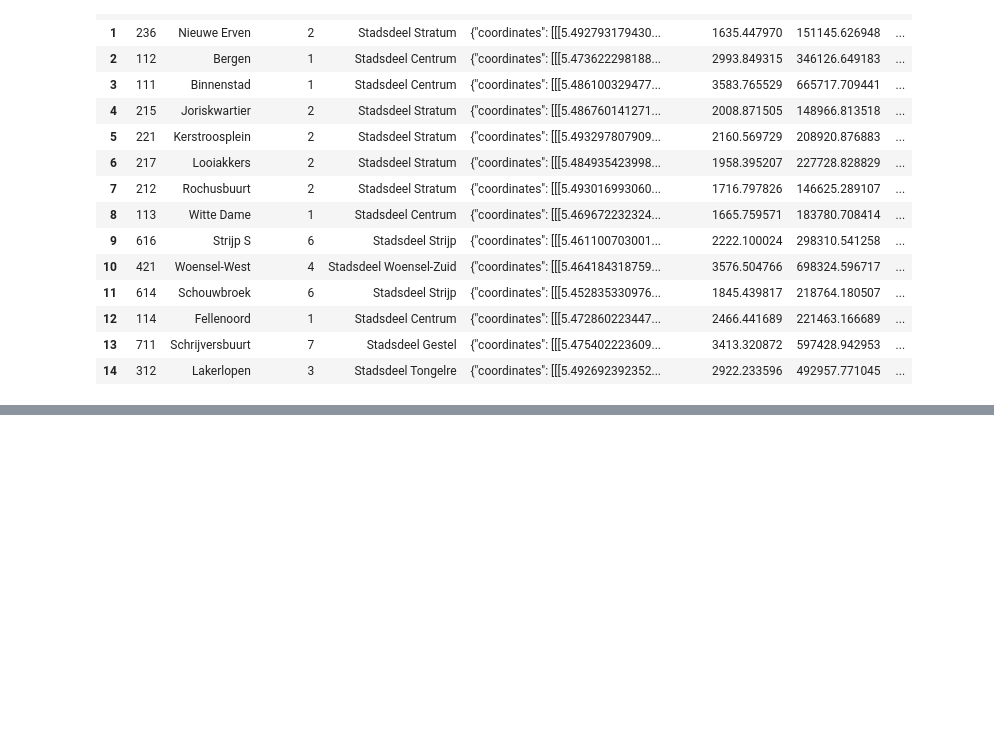
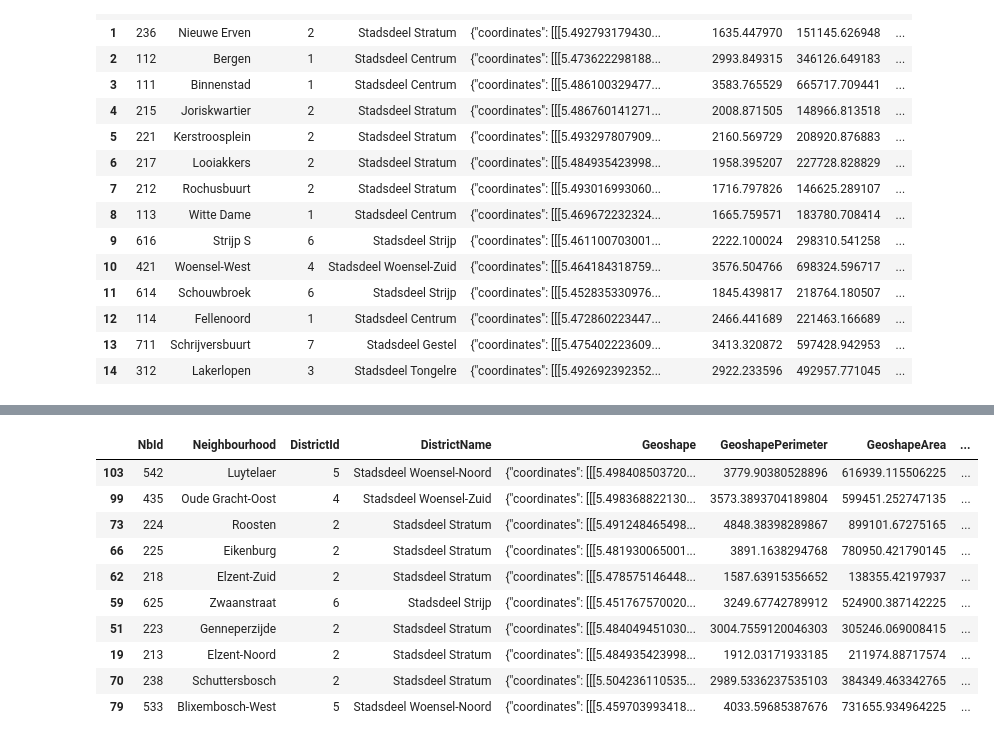
Before and after one commit to tymakat/eds_app, a Jupyter notebook: DataVisualization.ipynb, the cells around one changed output, grey strips where cells are left out. Saved outputs shown, nothing was run; the diff lists cells and outputs as text; code cells hidden in the pictures; blank space fills up the shorter version.

```diff
--- a/DataVisualization.ipynb
+++ b/DataVisualization.ipynb
@@ -260,9 +260,9 @@ dataset = dataset.rename({'Happiness': 'Happiness rank', "NbName": "Neighbourhoo
 # %%
 def finish_him(row):
     if row["ScoreGoodLife"] == 0:
-        row["Happiness rank"] = "N/A"
+        row["Happiness rank"] = pd.NA
         row["Happiness"] = "🤷‍♀️"
-    elif row["ScoreGoodLife"] < 6.5:
+    elif row["ScoreGoodLife"] <= 6.5:
         row["Happiness"] = "🤬"
     elif row["ScoreGoodLife"] <= 7:
         row["Happiness"] = "😡"
@@ -275,7 +275,7 @@ def finish_him(row):
     elif row["ScoreGoodLife"] >= 8.1:
         row["Happiness"] = "😁"
 
-    if row["Happiness rank"] == "1":
+    if row["Happiness rank"] == '1':
         row["Happiness rank"] = "🥇"
     elif row["Happiness rank"] == "2":
         row["Happiness rank"] = "🥈"
@@ -311,2 +291,16 @@ dataset.tail(50)
+# %%
+dataset.head(10)
+# %% [output]
+|  | NbId | Neighbourhood | DistrictId | DistrictName | Geoshape | GeoshapePerimeter | GeoshapeArea | ... |
+| 103 | 542 | Luytelaer | 5 | Stadsdeel Woensel-Noord | {"coordinates": [[[5.498408503720... | 3779.90380528896 | 616939.115506225 | ... |
+| 99 | 435 | Oude Gracht-Oost | 4 | Stadsdeel Woensel-Zuid | {"coordinates": [[[5.498368822130... | 3573.3893704189804 | 599451.252747135 | ... |
+| 73 | 224 | Roosten | 2 | Stadsdeel Stratum | {"coordinates": [[[5.491248465498... | 4848.38398289867 | 899101.67275165 | ... |
+| 66 | 225 | Eikenburg | 2 | Stadsdeel Stratum | {"coordinates": [[[5.481930065001... | 3891.1638294768 | 780950.421790145 | ... |
+| 62 | 218 | Elzent-Zuid | 2 | Stadsdeel Stratum | {"coordinates": [[[5.478575146448... | 1587.63915356652 | 138355.42197937 | ... |
+| 59 | 625 | Zwaanstraat | 6 | Stadsdeel Strijp | {"coordinates": [[[5.451767570020... | 3249.67742789912 | 524900.387142225 | ... |
+| 51 | 223 | Genneperzijde | 2 | Stadsdeel Stratum | {"coordinates": [[[5.484049451030... | 3004.7559120046303 | 305246.069008415 | ... |
+| 19 | 213 | Elzent-Noord | 2 | Stadsdeel Stratum | {"coordinates": [[[5.484935423998... | 1912.03171933185 | 211974.88717574 | ... |
+| 70 | 238 | Schuttersbosch | 2 | Stadsdeel Stratum | {"coordinates": [[[5.504236110535... | 2989.5336237535103 | 384349.463342765 | ... |
+| 79 | 533 | Blixembosch-West | 5 | Stadsdeel Woensel-Noord | {"coordinates": [[[5.459703993418... | 4033.59685387676 | 731655.934964225 | ... |
 # %%
 dataset.to_csv("data/tim_main_dataset.csv")
```
Also changed, not shown: parts of 1 cell of this notebook.
